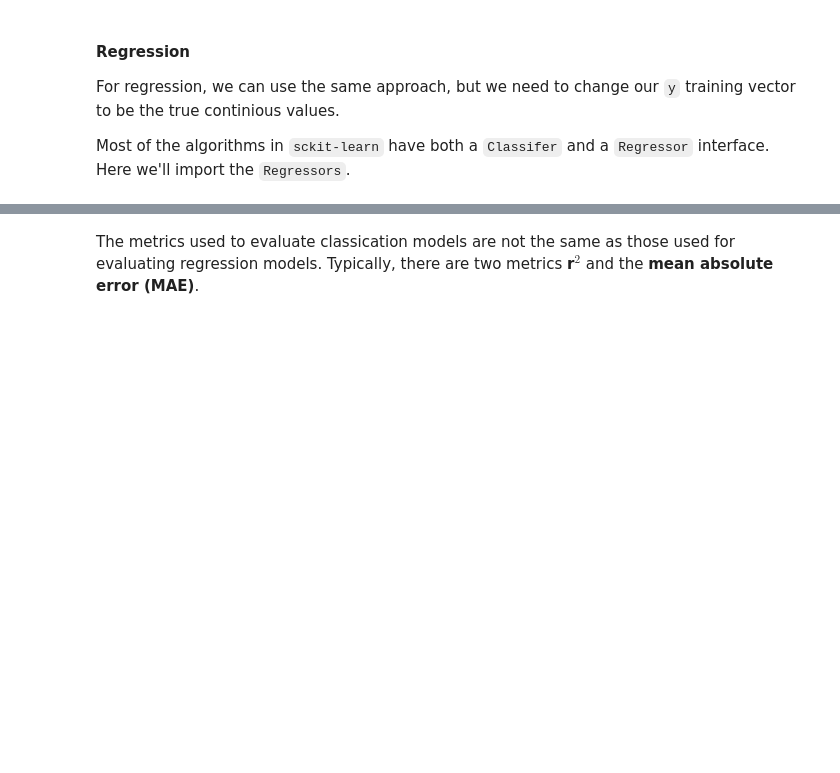
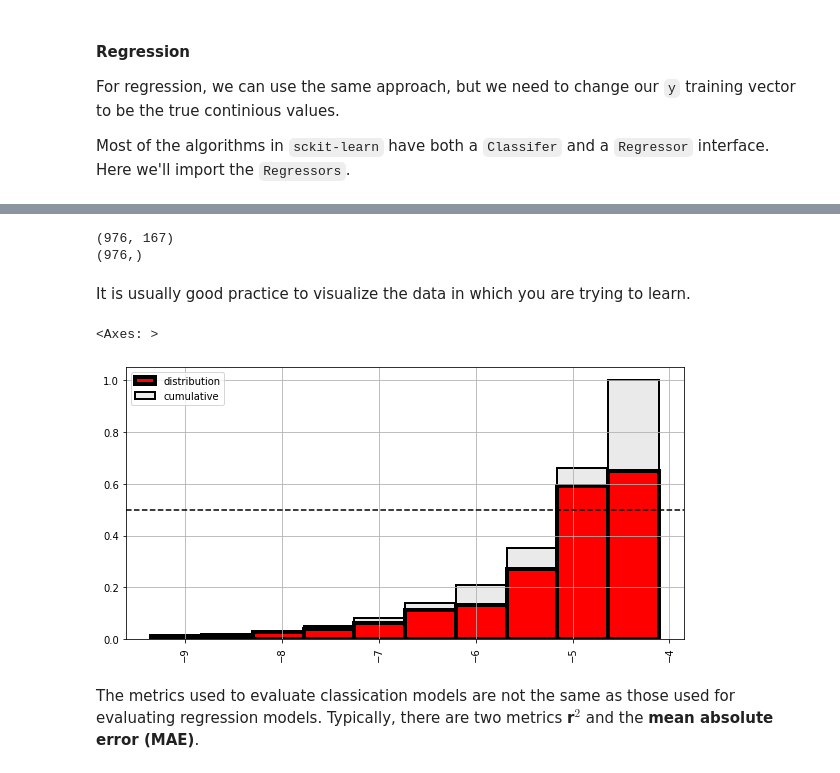
Before and after one commit to russodanielp/intro_cheminformatics, a Jupyter notebook: Lab 08 - Machine Learning - Supervised, QSAR/colab_completed.ipynb, the cells around one changed output, grey strips where cells are left out. Saved outputs shown, nothing was run; the diff lists cells and outputs as text; code cells hidden in the pictures; blank space fills up the shorter version.

```diff
--- a/Lab 08 - Machine Learning - Supervised, QSAR/colab_completed.ipynb
+++ b/Lab 08 - Machine Learning - Supervised, QSAR/colab_completed.ipynb
@@ -261,3 +270,10 @@ Time taken : 0.03s
 For regression, we can use the same approach, but we need to change our `y` training vector to be the true continious values.
 
 Most of the algorithms in `sckit-learn` have both a `Classifer` and a `Regressor` interface.  Here we'll import the `Regressors`.
+# %%
+import pandas as pd
+from rdkit.Chem import PandasTools
+
+regression = pd.read_excel('AID_743079.xlsx', sheet_name='Regression')
+
+regression.head()
@@ -263,0 +314,11 @@ Most of the algorithms in `sckit-learn` have both a `Classifer` and a `Regressor
+# %%
+X = maccs.copy()
+y = regression['Fit_LogAC50-Replicate_2'].astype(float)
+
+print(X.shape)
+print(y.shape)
+# %% [output]
+(976, 167)
+(976,)
+# %% [markdown]
+It is usually good practice to visualize the data in which you are trying to learn.
@@ -264,3 +327,12 @@ Most of the algorithms in `sckit-learn` have both a `Classifer` and a `Regressor
+# %%
+ax = y.hist(bins=10, edgecolor='k', lw=4, facecolor=(1, 0, 0, 1), figsize=(10,5), xrot=90, density=True, label='distribution')
+y.hist(cumulative=True, density=1, bins=10, label='cumulative', zorder=0, facecolor=(0.8, 0.8, 0.8, 0.4), edgecolor='k', lw=2, figsize=(10,5))
+ax.axhline(0.5, ls='--', c='k')
+ax.legend()
+ax
+# %% [output]
+<Axes: >
+[figure, added]
 # %%
 X_train, y_train = X.copy(), y.copy()
 # %%
```
Also changed, not shown: parts of 25 cells of this notebook.
